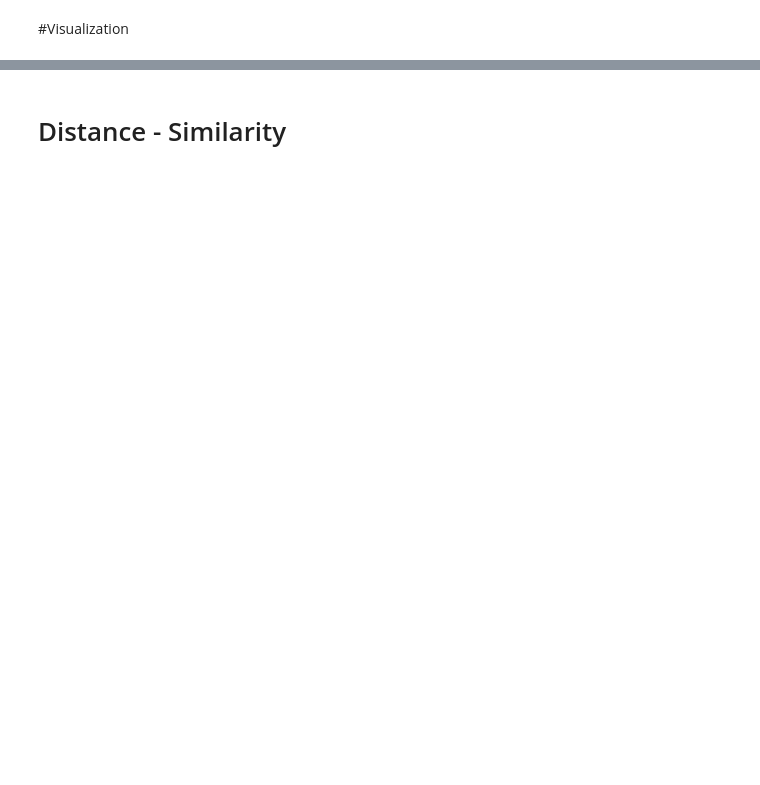
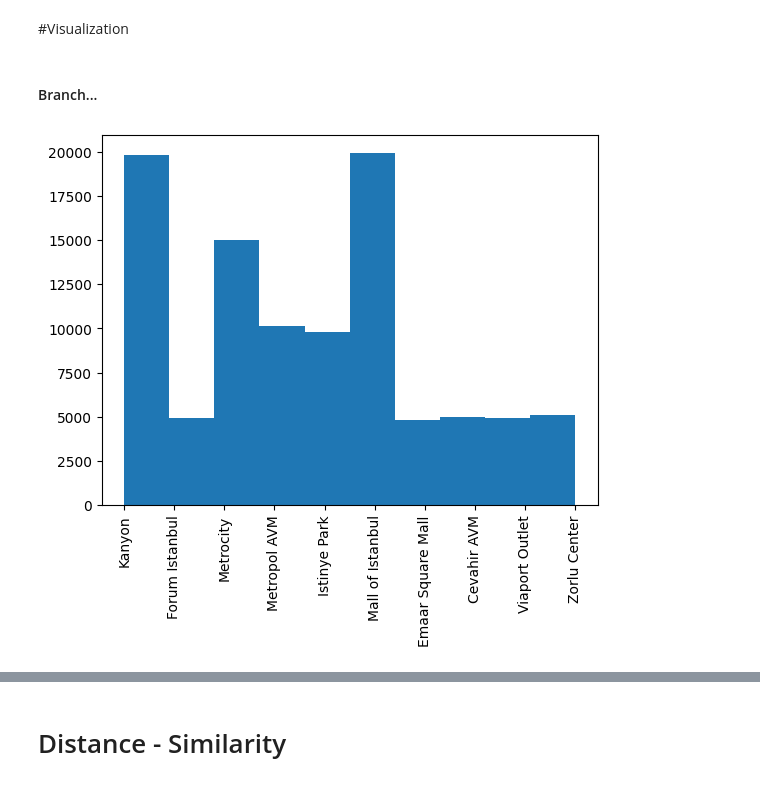
Before and after one commit to ThitipornJaiaue/BSC_DPDM23, a Jupyter notebook: Understanding_Data.ipynb, the cells around one changed output, grey strips where cells are left out. Drawn from its saved outputs; the diff is of its cells as text; code cells hidden in the pictures; blank space fills up the shorter version.

```diff
--- a/Understanding_Data.ipynb
+++ b/Understanding_Data.ipynb
@@ -85,0 +162,7 @@ data_from_gsheets.describe()
+# %% [markdown]
+#### Branch...
+# %%
+plt.hist(shopping_data['shopping_mall'])
+plt.xticks(rotation= 'vertical'); # สามารถ return ออกมาได้
+# %% [output]
+[figure, added]
```
Also changed, not shown: parts of 64 cells of this notebook.
